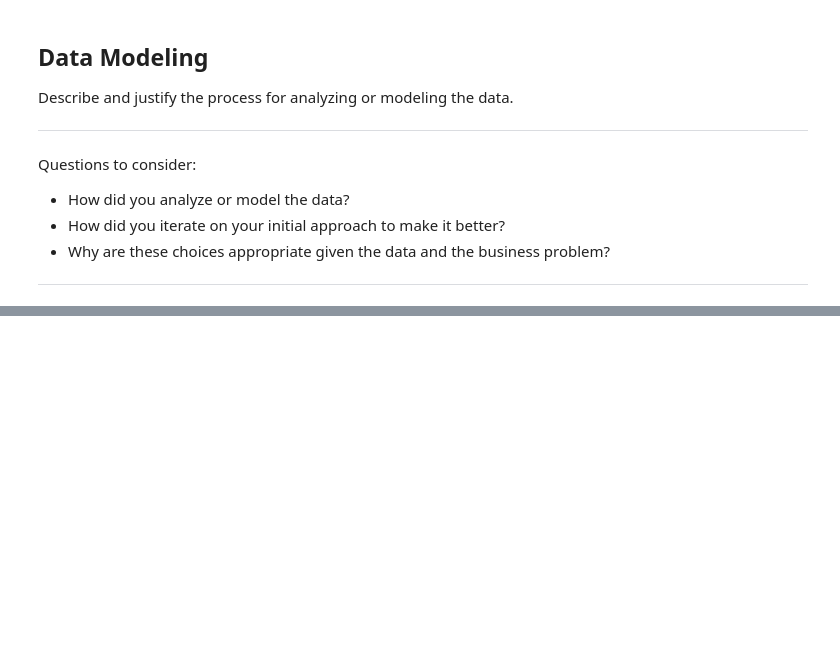
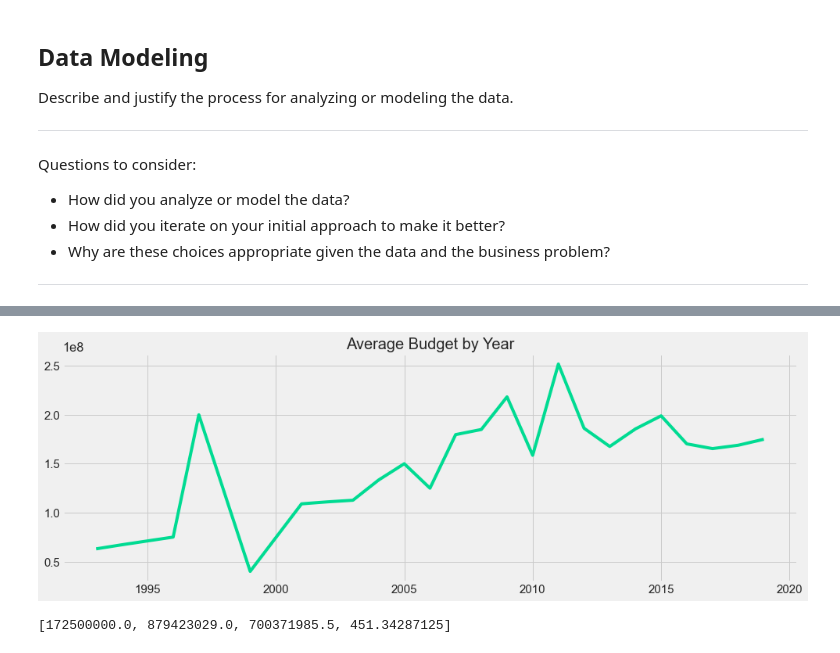
Before and after one commit to jeffreyhwatson/MS_Box_Office_Insights, a Jupyter notebook: MS_Box_Office_Insights.ipynb, the cells around one changed output, grey strips where cells are left out. Cells and saved outputs as stored; diff of their text form; code cells hidden in the pictures; blank space fills up the shorter version.

```diff
--- a/MS_Box_Office_Insights.ipynb
+++ b/MS_Box_Office_Insights.ipynb
@@ -94,0 +433,18 @@ Questions to consider:
+# %%
+fig, ax = plt.subplots(figsize=(15,5))
+ax = sns.lineplot(x='year', y='production_budget', data=top100_gross_films, ci=None)
+ax.tick_params(labelsize=15)
+ax.set_xlabel("")
+ax.set_ylabel("")
+ax.set_title( "Average Budget by Year", size=20)
+plt.show()
+# %% [output]
+[figure, added]
+# %%
+medians = [top100_gross_films.production_budget.median(),\
+          top100_gross_films.worldwide_gross.median(),\
+          top100_gross_films.worldwide_net.median(),\
+          top100_gross_films.worldwide_roi.median()]
+medians
+# %% [output]
+[172500000.0, 879423029.0, 700371985.5, 451.34287125]
```
Also changed, not shown: parts of 104 cells of this notebook, 1 other file.
